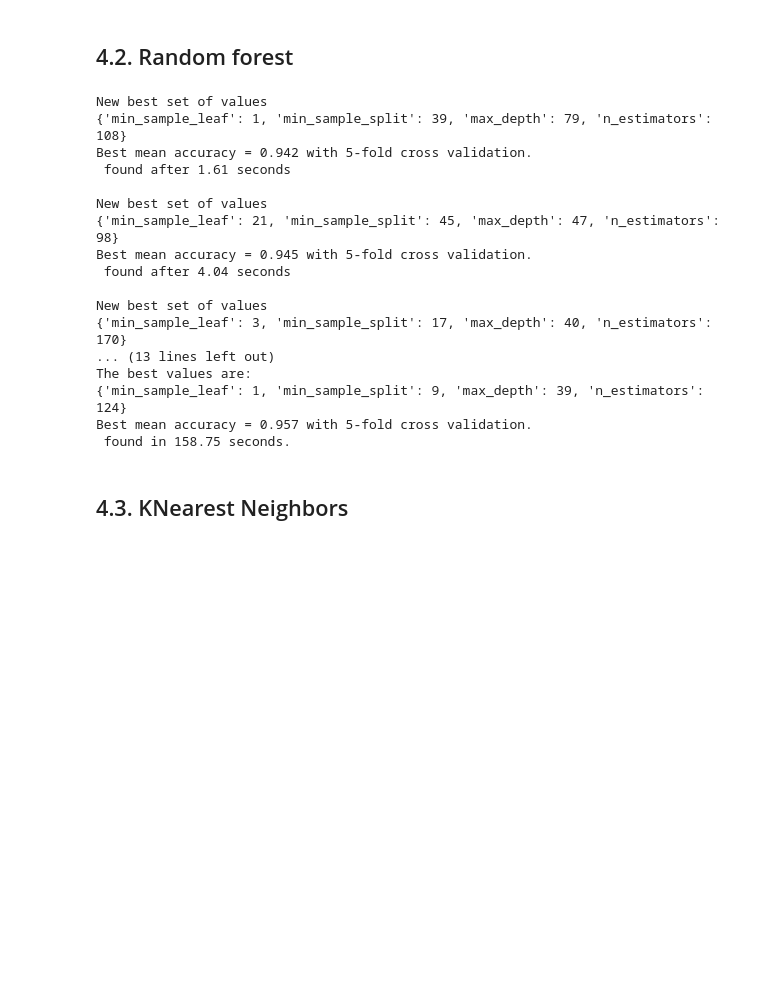
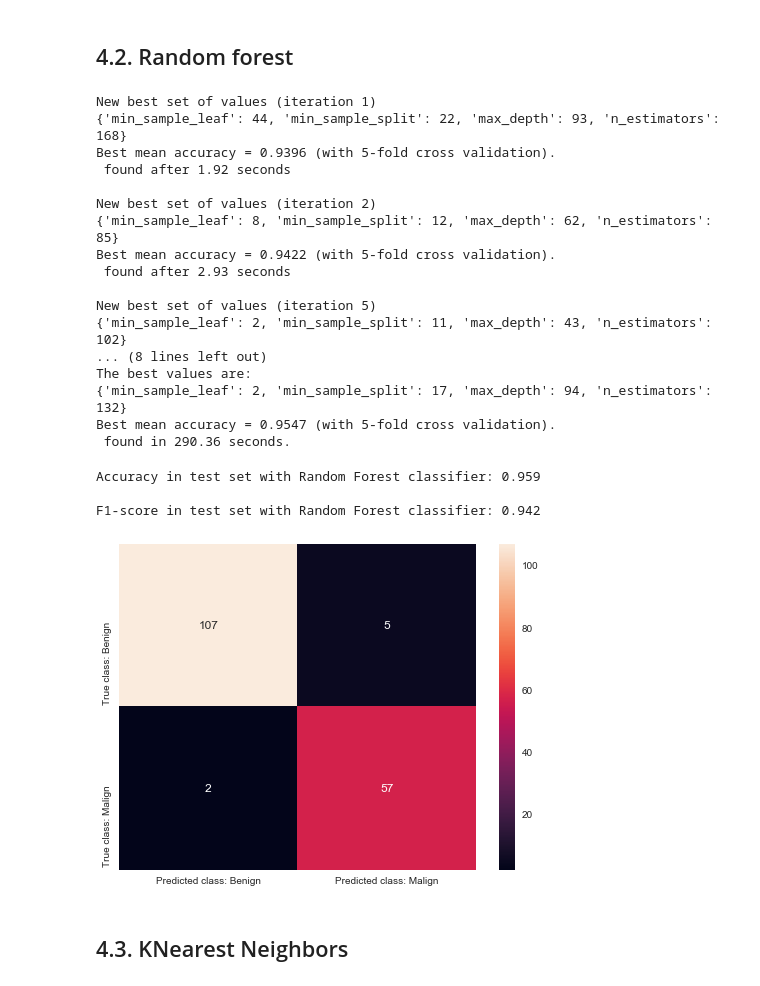
Before and after one commit to AndreGodinho7/Multivariate-Analysis, a Jupyter notebook: 2. Preliminary Analysis/Preliminary Analysis.ipynb, the cells around one changed output. Cells and saved outputs as stored; diff of their text form; code cells hidden in the pictures; blank space fills up the shorter version.

```diff
--- a/2. Preliminary Analysis/Preliminary Analysis.ipynb
+++ b/2. Preliminary Analysis/Preliminary Analysis.ipynb
@@ -409,10 +436,10 @@ max_depth_values = np.arange(1, 100, 1)
 n_estimators_values = np.arange(80,200,1)
 
 best_score = 0
-best_values = {}
+best_values_RF = {}
 
 start = time.time()
-for i in range(1,100):
+for i in range(1,150):
     hyp1 = np.random.choice(a=min_samples_leaf_values)
     hyp2 = np.random.choice(a=min_samples_split_values)
     hyp3 = np.random.choice(a=max_depth_values)
@@ -424,43 +451,53 @@ for i in range(1,100):
 
     if score > best_score:
         best_score = score
-        best_values['min_sample_leaf'] = hyp1
-        best_values['min_sample_split'] = hyp2
-        best_values['max_depth'] = hyp3
-        best_values['n_estimators'] = hyp4
+        best_values_RF['min_sample_leaf'] = hyp1
+        best_values_RF['min_sample_split'] = hyp2
+        best_values_RF['max_depth'] = hyp3
+        best_values_RF['n_estimators'] = hyp4
         partial = time.time()
         print("New best set of values (iteration {})".format(i))
-        print(best_values)
+        print(best_values_RF)
         print("Best mean accuracy = "+str(round(score,4))+" (with 5-fold cross validation).")
         print(" found after " + str(round(partial - start,2)) + " seconds")
         print()
 
 end = time.time()
 
-clf_svm = RandomForestClassifier(random_state=10, min_samples_leaf=best_values['min_sample_leaf'], min_samples_split=best_values['min_sample_split'],
-                                                max_depth=best_values['max_depth'], n_estimators=best_values['n_estimators']).fit(train, train_y)
+clf_RF = RandomForestClassifier(random_state=10, min_samples_leaf=best_values_RF['min_sample_leaf'], min_samples_split=best_values_RF['min_sample_split'],
+                                                max_depth=best_values_RF['max_depth'], n_estimators=best_values_RF['n_estimators']).fit(train, train_y)
 
 print("The best values are:")
-print(best_values)
+print(best_values_RF)
 print("Best mean accuracy = " + str(round(best_score,4)) +" (with 5-fold cross validation).")
 print(" found in " + str(round(end - start,2)) + " seconds.")
 # %% [output]
-New best set of values
-{'min_sample_leaf': 1, 'min_sample_split': 39, 'max_depth': 79, 'n_estimators': 108}
-Best mean accuracy = 0.942 with 5-fold cross validation.
- found after 1.61 seconds
+New best set of values (iteration 1)
+{'min_sample_leaf': 44, 'min_sample_split': 22, 'max_depth': 93, 'n_estimators': 168}
+Best mean accuracy = 0.9396 (with 5-fold cross validation).
+ found after 1.92 seconds
 
-New best set of values
-{'min_sample_leaf': 21, 'min_sample_split': 45, 'max_depth': 47, 'n_estimators': 98}
-Best mean accuracy = 0.945 with 5-fold cross validation.
- found after 4.04 seconds
+New best set of values (iteration 2)
+{'min_sample_leaf': 8, 'min_sample_split': 12, 'max_depth': 62, 'n_estimators': 85}
+Best mean accuracy = 0.9422 (with 5-fold cross validation).
+ found after 2.93 seconds
 
-New best set of values
-{'min_sample_leaf': 3, 'min_sample_split': 17, 'max_depth': 40, 'n_estimators': 170}
-... (13 lines left out)
+New best set of values (iteration 5)
+{'min_sample_leaf': 2, 'min_sample_split': 11, 'max_depth': 43, 'n_estimators': 102}
+... (8 lines left out)
 The best values are:
-{'min_sample_leaf': 1, 'min_sample_split': 9, 'max_depth': 39, 'n_estimators': 124}
-Best mean accuracy = 0.957 with 5-fold cross validation.
- found in 158.75 seconds.
+{'min_sample_leaf': 2, 'min_sample_split': 17, 'max_depth': 94, 'n_estimators': 132}
+Best mean accuracy = 0.9547 (with 5-fold cross validation).
+ found in 290.36 seconds.
+# %%
+fitted_clf_RF = clf_RF.fit(train,train_y)
+rf_ac, rf_f1 = getResults(fitted_clf_RF, test, test_y)
+print("Accuracy in test set with Random Forest classifier: {}\n".format(rf_ac))
+print("F1-score in test set with Random Forest classifier: {}\n".format(rf_f1))
+# %% [output]
+Accuracy in test set with Random Forest classifier: 0.959
+
+F1-score in test set with Random Forest classifier: 0.942
+[figure, added]
 # %% [markdown]
 ## 4.3. KNearest Neighbors
```
Also changed, not shown: parts of 8 cells of this notebook.
